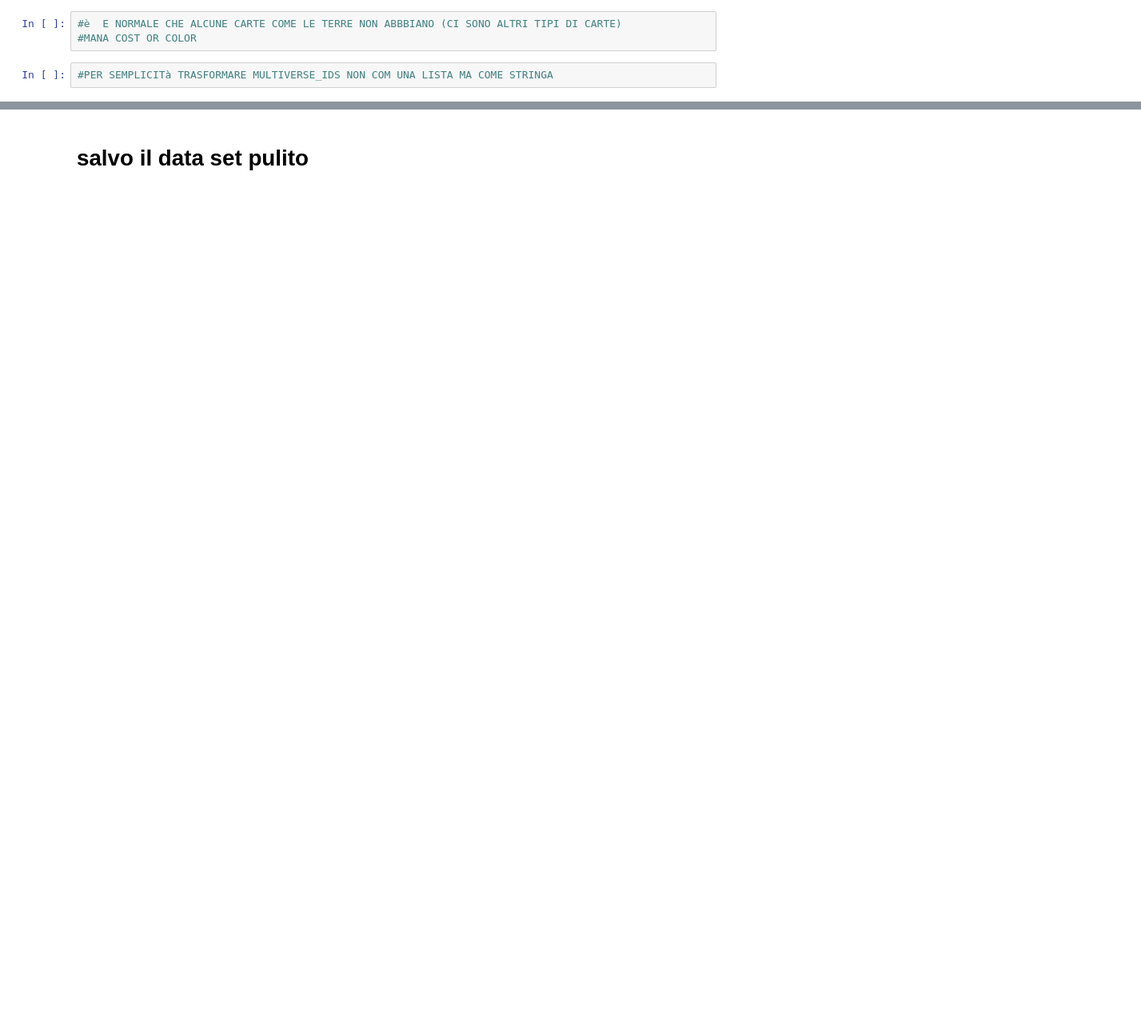
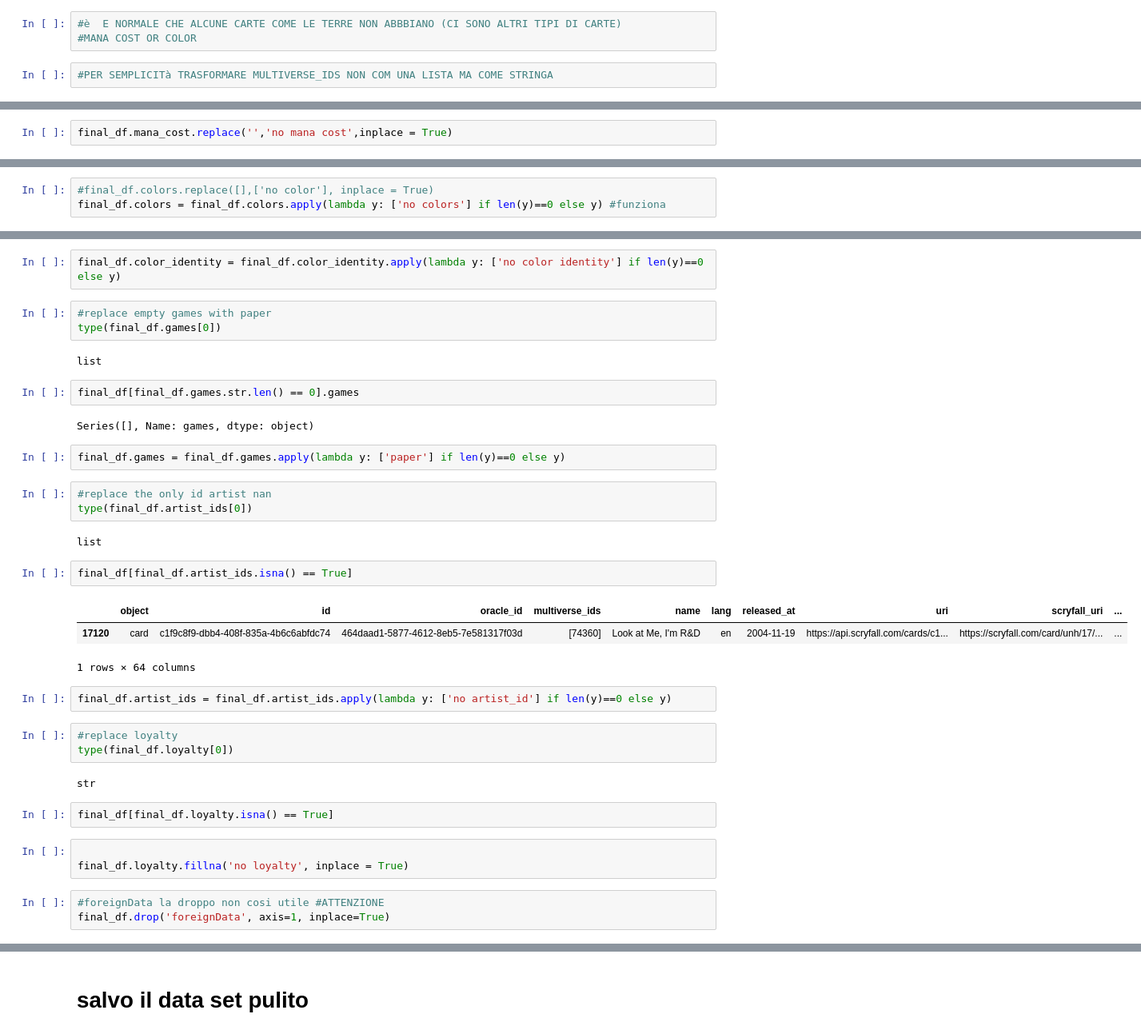
Before and after one commit to Mariodraghidicomodo/elaborato, a Jupyter notebook: progetto_data_scienze/codice/Data_Cleaning/Df_merge.ipynb, the cells around one changed output, grey strips where cells are left out. Shown at 80% size. Drawn from its saved outputs; the diff is of its cells as text; blank space fills up the shorter version.

Commit message:
ulteriore pulizia dataframe

```diff
--- a/progetto_data_scienze/codice/Data_Cleaning/Df_merge.ipynb
+++ b/progetto_data_scienze/codice/Data_Cleaning/Df_merge.ipynb
@@ -473,0 +620,2 @@ NameError: name 'final_clean_df' is not defined
+# %%
+final_df.mana_cost.replace('','no mana cost',inplace = True)
@@ -473,0 +639,3 @@ NameError: name 'final_clean_df' is not defined
+# %%
+#final_df.colors.replace([],['no color'], inplace = True)
+final_df.colors = final_df.colors.apply(lambda y: ['no colors'] if len(y)==0 else y) #funziona
@@ -473,0 +651,39 @@ NameError: name 'final_clean_df' is not defined
+# %%
+final_df.color_identity = final_df.color_identity.apply(lambda y: ['no color identity'] if len(y)==0 else y)
+# %%
+#replace empty games with paper
+type(final_df.games[0])
+# %% [output]
+list
+# %%
+final_df[final_df.games.str.len() == 0].games
+# %% [output]
+Series([], Name: games, dtype: object)
+# %%
+final_df.games = final_df.games.apply(lambda y: ['paper'] if len(y)==0 else y)
+# %%
+#replace the only id artist nan
+type(final_df.artist_ids[0])
+# %% [output]
+list
+# %%
+final_df[final_df.artist_ids.isna() == True]
+# %% [output]
+|  | object | id | oracle_id | multiverse_ids | name | lang | released_at | uri | scryfall_uri | ... |
+| 17120 | card | c1f9c8f9-dbb4-408f-835a-4b6c6abfdc74 | 464daad1-5877-4612-8eb5-7e581317f03d | [74360] | Look at Me, I'm R&D | en | 2004-11-19 | https://api.scryfall.com/cards/c1... | https://scryfall.com/card/unh/17/... | ... |
+1 rows × 64 columns
+# %%
+final_df.artist_ids = final_df.artist_ids.apply(lambda y: ['no artist_id'] if len(y)==0 else y)
+# %%
+#replace loyalty
+type(final_df.loyalty[0])
+# %% [output]
+str
+# %%
+final_df[final_df.loyalty.isna() == True]
+# %%
+
+final_df.loyalty.fillna('no loyalty', inplace = True)
+# %%
+#foreignData la droppo non cosi utile #ATTENZIONE
+final_df.drop('foreignData', axis=1, inplace=True)
```
Also changed, not shown: parts of 45 cells of this notebook.
